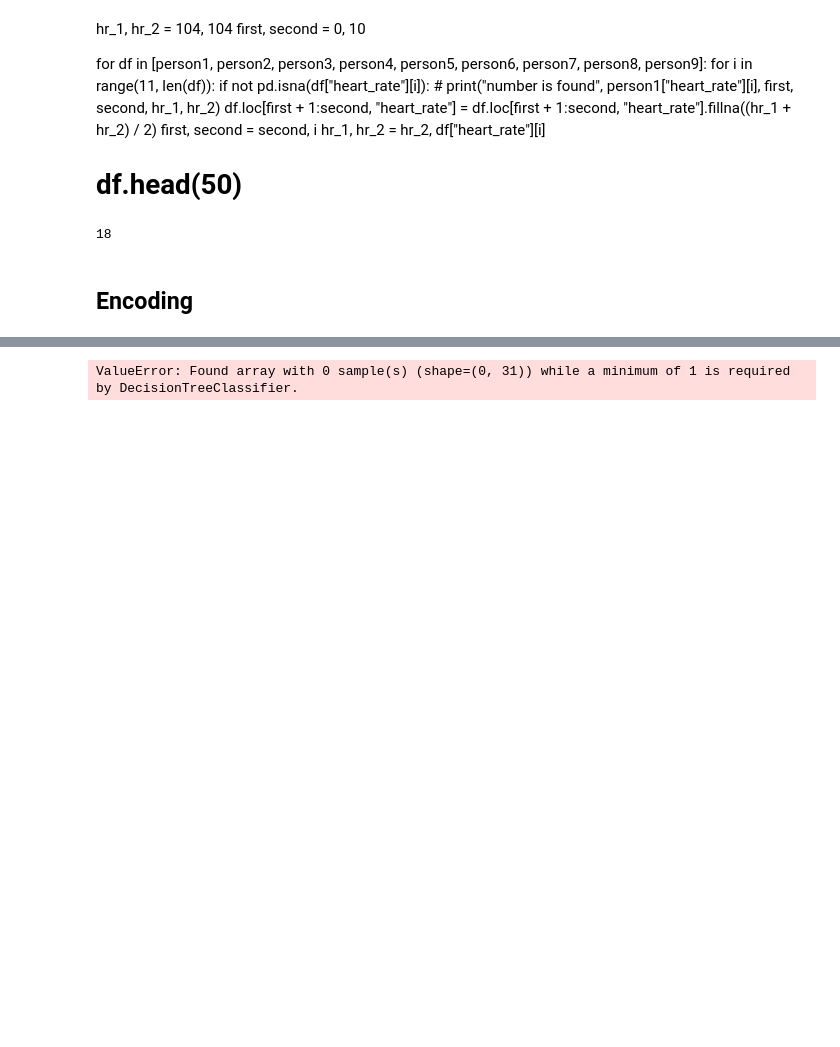
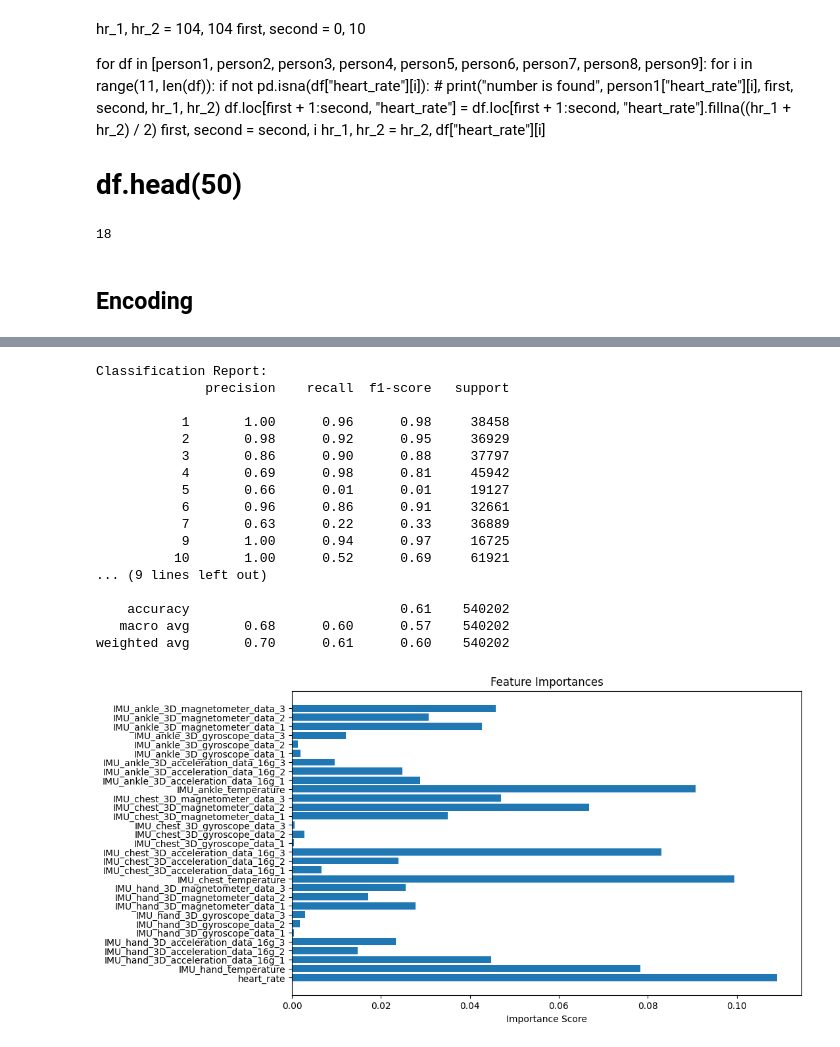
Before and after one commit to maxsonsgit/AI-classification-of-physical-activity, a Jupyter notebook: research.ipynb, the cells around one changed output, grey strips where cells are left out. Cells and saved outputs as stored; diff of their text form; code cells hidden in the pictures; blank space fills up the shorter version.

```diff
--- a/research.ipynb
+++ b/research.ipynb
@@ -477,32 +614,33 @@ from sklearn.metrics import classification_report, confusion_matrix, ConfusionMa
 from sklearn.ensemble import RandomForestClassifier
 
 # Ваше разделение данных
-split_idx = int(len(df_all) * 0.8)  # Исправлено: len(df_all) вместо len(df)
+# split_idx = int(len(df_all) * 0.8)  # Исправлено: len(df_all) вместо len(df)
 
-X_train, X_test = X.iloc[:split_idx], X.iloc[split_idx:]
-y_train, y_test = y.iloc[:split_idx], y.iloc[split_idx:]
+# X_train, X_test = X.iloc[:split_idx], X.iloc[split_idx:]
+# y_train, y_test = y.iloc[:split_idx], y.iloc[split_idx:]
 
 # 1. Кодируем метки, если activity_id - строковые категории
 le = LabelEncoder()
-y_train_enc = le.fit_transform(y_train)
+le.fit(all_classes)
+y_train_enc = le.transform(y_train)
 y_test_enc = le.transform(y_test)
 
 # 2. Создаем и обучаем модель
-model = DecisionTreeClassifier(
-    max_depth=10,            # Оптимизируйте этот параметр
-    min_samples_leaf=10,    # Минимум 10 образцов в листе
-    criterion='entropy',       # Критерий разделения (gini/entropy)
-    random_state=42,
-    splitter="best",
+# model = DecisionTreeClassifier(
+#     max_depth=20,            # Оптимизируйте этот параметр
+#     min_samples_leaf=10,    # Минимум 10 образцов в листе
+#     criterion='gini',       # Критерий разделения (gini/entropy)
+#     random_state=42,
+#     splitter="best",
+# )
+
+model = RandomForestClassifier(
+    n_estimators=500,  # Number of trees
+    max_depth=10,      # Maximum tree depth
+    n_jobs=-1,
+    max_samples=0.8,
+    random_state=42    # Reproducibility
 )
-
-# model = RandomForestClassifier(
-#     n_estimators=100,  # Number of trees
-#     max_depth=10,      # Maximum tree depth
-#     n_jobs=-1,
-#     max_samples=0.8,
-#     random_state=42    # Reproducibility
-# )
 
 model.fit(X_train, y_train_enc)
 
@@ -515,41 +653,58 @@ print("Classification Report:")
 print(classification_report(y_test, y_pred))
 
 # Матрица ошибок
 # plt.figure(figsize=(10,7))
 # cm = confusion_matrix(y_test_enc, y_pred_enc)
 # disp = ConfusionMatrixDisplay(
 #     confusion_matrix=cm,
 #     display_labels=le.classes_
 # )
 # disp.plot(cmap=plt.cm.Blues)
 # plt.title("Confusion Matrix")
 # plt.show()
 #
 # Визуализация дерева (для небольших деревьев)
 # plt.figure(figsize=(20,12))
 # plot_tree(
 #     model,
 #     filled=True,
 #     feature_names=X.columns.tolist(),  # Используем настоящие имена фичей
 #     class_names=le.classes_,
 #     rounded=True,
 #     proportion=True,
 #     max_depth=3  # Показываем первые 3 уровня
 # )
 # plt.title("Decision Tree Structure")
 # plt.show()
 
 # # Важность признаков
-# importances = model.feature_importances_
-# features = X.columns
+importances = model.feature_importances_
+features = X_train.columns
 
-# plt.figure(figsize=(10,6))
-# plt.barh(features, importances)
-# plt.xlabel("Importance Score")
-# plt.title("Feature Importances")
-# plt.show()
+plt.figure(figsize=(10,6))
+plt.barh(features, importances)
+plt.xlabel("Importance Score")
+plt.title("Feature Importances")
+plt.show()
 # %% [output]
-ValueError: Found array with 0 sample(s) (shape=(0, 31)) while a minimum of 1 is required by DecisionTreeClassifier.
+Classification Report:
+              precision    recall  f1-score   support
+
+           1       1.00      0.96      0.98     38458
+           2       0.98      0.92      0.95     36929
+           3       0.86      0.90      0.88     37797
+           4       0.69      0.98      0.81     45942
+           5       0.66      0.01      0.01     19127
+           6       0.96      0.86      0.91     32661
+           7       0.63      0.22      0.33     36889
+           9       1.00      0.94      0.97     16725
+          10       1.00      0.52      0.69     61921
+... (9 lines left out)
+
+    accuracy                           0.61    540202
+   macro avg       0.68      0.60      0.57    540202
+weighted avg       0.70      0.61      0.60    540202
+[figure, added]
 # %%
 from sklearn.tree import DecisionTreeClassifier
 from sklearn.model_selection import GridSearchCV, StratifiedKFold
```
Also changed, not shown: parts of 20 cells of this notebook, 1 other file.
